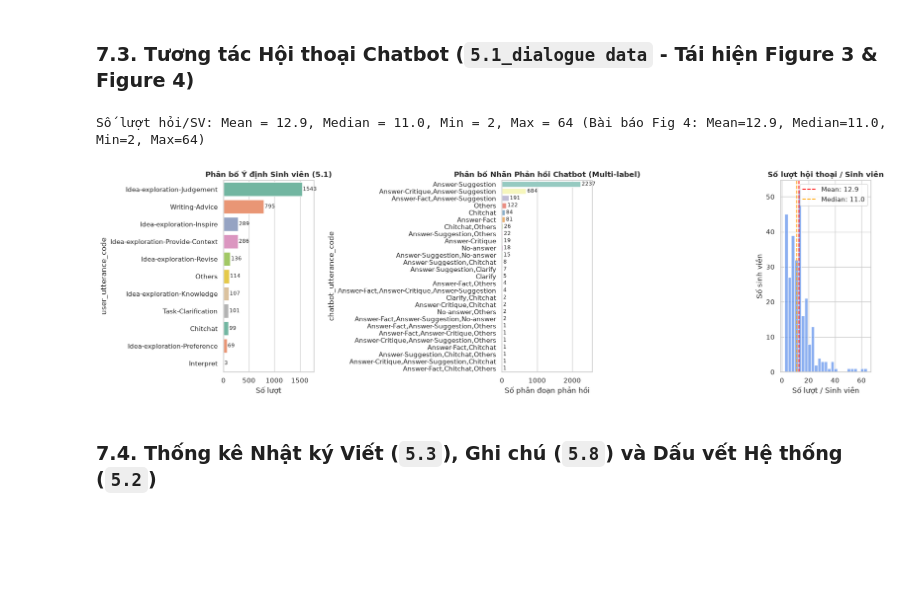
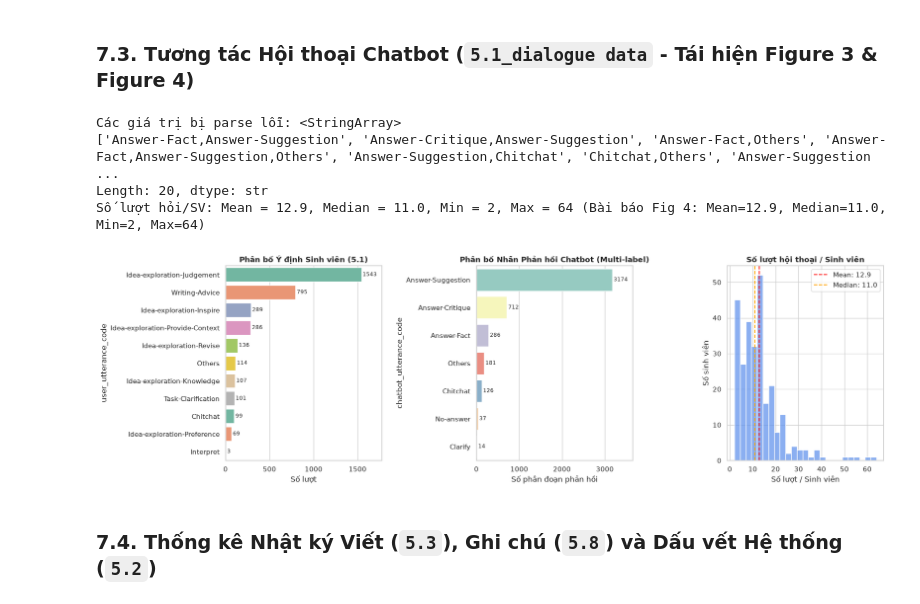
Before and after one commit to hhkc861/FLoRA_Data_Mining, a Jupyter notebook: FLoRa_Data_Analysis.ipynb, the cells around one changed output. Saved outputs shown, nothing was run; the diff lists cells and outputs as text; code cells hidden in the pictures; blank space fills up the shorter version.

```diff
--- a/FLoRa_Data_Analysis.ipynb
+++ b/FLoRa_Data_Analysis.ipynb
@@ -567,20 +592,30 @@ Sau khi lọc trùng: 5.5 = 267 SV | 5.6 = 259 SV | 5.7 = 176 SV
 # %% [markdown]
 ### 7.3. Tương tác Hội thoại Chatbot (`5.1_dialogue data` - Tái hiện Figure 3 & Figure 4)
 # %%
-def parse_code_list(val):
-    if pd.isna(val): return []
+import re
+
+# 1. Xem những dòng nào không nằm trong 7 nhãn chuẩn sau khi parse
+valid_bot_codes = {'Answer-Fact', 'Answer-Suggestion', 'Answer-Critique', 'Clarify', 'No-answer', 'Chitchat', 'Others'}
+raw_parsed = dialogue['chatbot_utterance_code'].apply(parse_code_list).explode()
+print("Các giá trị bị parse lỗi:", raw_parsed[~raw_parsed.isin(valid_bot_codes)].unique())
+
+# 2. Hàm parse an toàn (tách cả JSON list, dấu phẩy, chấm phẩy, xuống dòng, bỏ ngoặc thừa)
+def parse_code_list_fixed(val):
+    if pd.isna(val):
+        return []
+    s = str(val).strip()
     try:
-        res = json.loads(val)
-        return res if isinstance(res, list) else [str(res)]
+        res = json.loads(s)
+        if isinstance(res, list):
+            return [str(x).strip() for x in res]
     except Exception:
-        try:
-            res = ast.literal_eval(str(val))
-            return res if isinstance(res, list) else [str(res)]
-        except Exception:
-            return [str(val)]
+        pass
+    # Tách theo dấu phẩy, chấm phẩy hoặc xuống dòng và dọn ngoặc/nháy
+    parts = re.split(r'[,;\n]+', s.strip('[]'))
+    return [p.strip().strip('"\' ') for p in parts if p.strip()]
 
 # Tách đa nhãn của chatbot
-chatbot_counts = dialogue['chatbot_utterance_code'].apply(parse_code_list).explode().value_counts()
+chatbot_counts = dialogue['chatbot_utterance_code'].apply(parse_code_list_fixed).explode().value_counts()
 student_counts = dialogue['user_utterance_code'].value_counts()
 turns_per_user = dialogue.groupby('user_id').size()
 
@@ -593,34 +628,37 @@ fig, axes = plt.subplots(1, 3, figsize=(18, 5.5))
 sns.barplot(x=student_counts.values, y=student_counts.index, palette='Set2', ax=axes[0])
 axes[0].set_title('Phân bố Ý định Sinh viên (5.1)', fontweight='bold')
 axes[0].set_xlabel('Số lượt')
 for p in axes[0].patches:
     w = p.get_width()
     axes[0].annotate(f"{int(w)}", (w + 15, p.get_y() + p.get_height()/2), va='center', fontsize=8.5)
 axes[0].set_xlim(0, student_counts.max() * 1.15)
 
 # 2. Phân bố mã trả lời chatbot (Fig 3 phải)
 sns.barplot(x=chatbot_counts.values, y=chatbot_counts.index, palette='Set3', ax=axes[1])
 axes[1].set_title('Phân bố Nhãn Phản hồi Chatbot (Multi-label)', fontweight='bold')
 axes[1].set_xlabel('Số phân đoạn phản hồi')
 for p in axes[1].patches:
     w = p.get_width()
     axes[1].annotate(f"{int(w)}", (w + 30, p.get_y() + p.get_height()/2), va='center', fontsize=8.5)
 axes[1].set_xlim(0, chatbot_counts.max() * 1.15)
 
 # 3. Phân bố số lượt hỏi trên mỗi sinh viên (Fig 4)
 sns.histplot(turns_per_user, bins=25, color='cornflowerblue', ax=axes[2])
 axes[2].axvline(turns_per_user.mean(), color='red', linestyle='--', label=f"Mean: {turns_per_user.mean():.1f}")
 axes[2].axvline(turns_per_user.median(), color='orange', linestyle='--', label=f"Median: {turns_per_user.median():.1f}")
 axes[2].set_title('Số lượt hội thoại / Sinh viên', fontweight='bold')
 axes[2].set_xlabel('Số lượt / Sinh viên')
 axes[2].set_ylabel('Số sinh viên')
 axes[2].legend()
 
 plt.tight_layout()
 plt.show()
 # %% [output]
+Các giá trị bị parse lỗi: <StringArray>
+['Answer-Fact,Answer-Suggestion', 'Answer-Critique,Answer-Suggestion', 'Answer-Fact,Others', 'Answer-Fact,Answer-Suggestion,Others', 'Answer-Suggestion,Chitchat', 'Chitchat,Others', 'Answer-Suggestion ...
+Length: 20, dtype: str
 Số lượt hỏi/SV: Mean = 12.9, Median = 11.0, Min = 2, Max = 64 (Bài báo Fig 4: Mean=12.9, Median=11.0, Min=2, Max=64)
-[figure, old version]
+[figure, new version]
 # %% [markdown]
 ### 7.4. Thống kê Nhật ký Viết (`5.3`), Ghi chú (`5.8`) và Dấu vết Hệ thống (`5.2`)
 # %%
```
Also changed, not shown: parts of 1 cell of this notebook.
